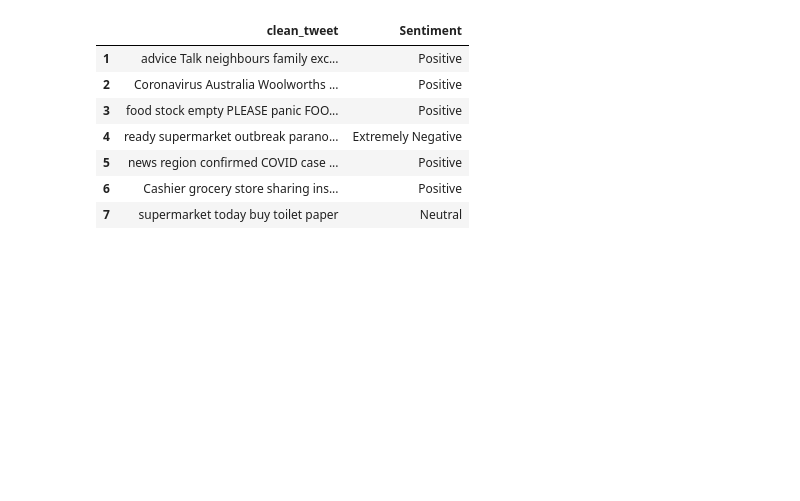
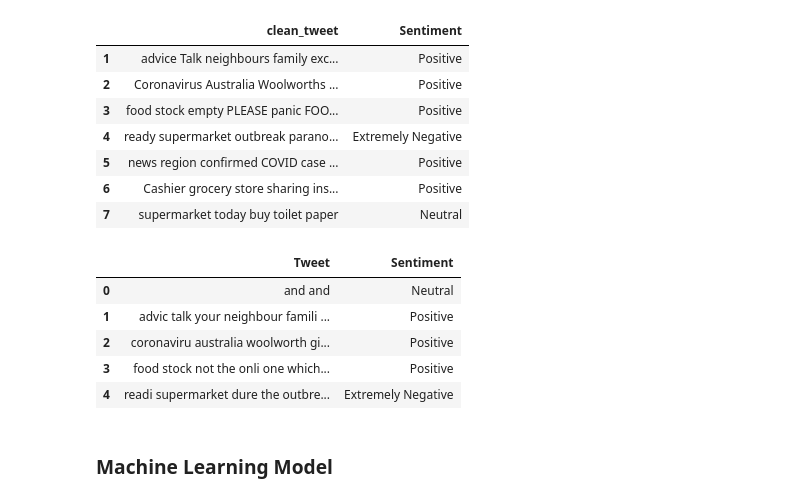
Before and after one commit to maxashoka3/Coronavirus-Tweet-Sentiment-Analysiis, a Jupyter notebook: Coronavirus_Tweet_Sentiment_Analysis_Capstone_Project.ipynb, the cells around one changed output. Cells and saved outputs as stored; diff of their text form; code cells hidden in the pictures; blank space fills up the shorter version.

```diff
--- a/Coronavirus_Tweet_Sentiment_Analysis_Capstone_Project.ipynb
+++ b/Coronavirus_Tweet_Sentiment_Analysis_Capstone_Project.ipynb
@@ -449,6 +377,17 @@ new_df.head(7)
 | 5 | news region confirmed COVID case ... | Positive |
 | 6 | Cashier grocery store sharing ins... | Positive |
 | 7 | supermarket today buy toilet paper | Neutral |
+# %%
+new_df.head()
+# %% [output]
+|  | Tweet | Sentiment |
+| 0 | and and | Neutral |
+| 1 | advic talk your neighbour famili ... | Positive |
+| 2 | coronaviru australia woolworth gi... | Positive |
+| 3 | food stock not the onli one which... | Positive |
+| 4 | readi supermarket dure the outbre... | Extremely Negative |
+# %% [markdown]
+### Machine Learning Model
 # %%
 from sklearn.model_selection import train_test_split
 
```
Also changed, not shown: parts of 80 cells of this notebook.
